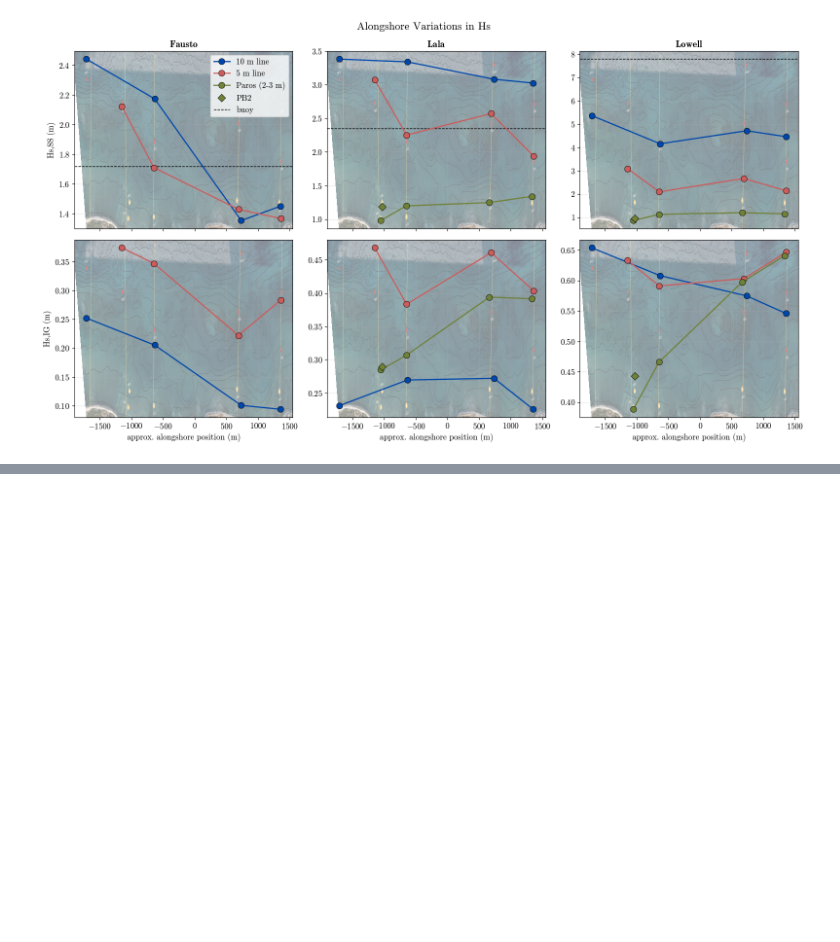
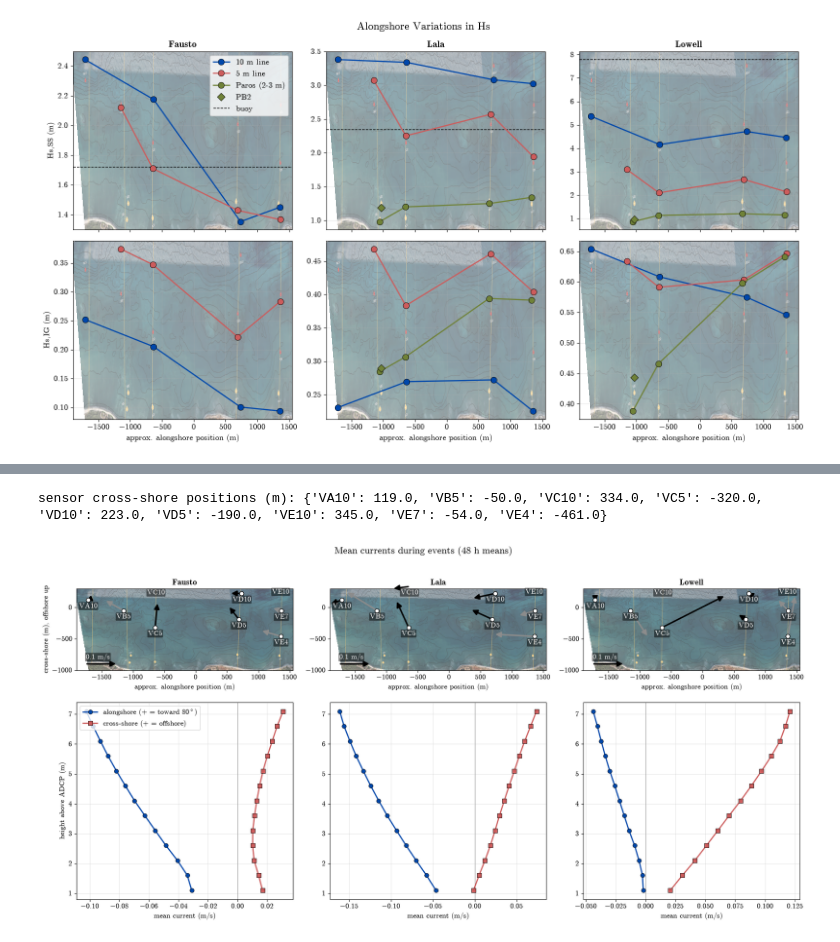
Before and after one commit to isidora-rojas/4EWA, a Jupyter notebook: processing/overview.ipynb, the cells around one changed output, grey strips where cells are left out. Saved outputs shown, nothing was run; the diff lists cells and outputs as text; code cells hidden in the pictures; blank space fills up the shorter version.

```diff
--- a/processing/overview.ipynb
+++ b/processing/overview.ipynb
@@ -231,0 +293,53 @@ Lowell  Paros (2-3 m)  max/min Hs,SS = 1.39
+# %%
+# ---- sensor-map background over the full sensor area, in the (alongshore, cross-shore) frame ----
+advs = ['VA10','VB5','VC10','VC5','VD10','VD5','VE10','VE7','VE4']
+gx8 = np.linspace(-1900, 1550, 900)
+gcs = np.array([np.dot(xy[s]-x0, cs) for s in advs])
+gc8 = np.linspace(-1000, 300, 450)
+GX8,GC8 = np.meshgrid(gx8,gc8)
+E8 = x0[0] + GX8*al[0] + GC8*cs[0]; N8 = x0[1] + GX8*al[1] + GC8*cs[1]
+pxy8 = np.einsum('ij,jkl->ikl', Minv, np.stack([E8-A[2,0], N8-A[2,1]]))
+warp8 = np.flipud(np.stack([map_coordinates(img[...,k], [pxy8[1],pxy8[0]], order=1, cval=np.nan) for k in range(3)], axis=-1))
+print('sensor cross-shore positions (m):', dict(zip(advs, np.round(gcs))))
+
+bulk = pd.read_csv(QCD+'adv_bulk512.csv', parse_dates=['time'])
+bulk['sp'] = np.hypot(bulk.u, bulk.v)
+bulk['E'] = bulk.sp*np.sin(np.radians(bulk.cur_dir)); bulk['N'] = bulk.sp*np.cos(np.radians(bulk.cur_dir))
+def adv_mean(s, t):
+    t = pd.Timestamp(t); b = bulk[(bulk.sensor==s)&(bulk.time>=t-pd.Timedelta(hours=24))&(bulk.time<=t+pd.Timedelta(hours=24))]
+    return b.E.mean(), b.N.mean()
+ad = xr.open_dataset(QCD+'ADCP_qc.nc')
+def adcp_mean(t):
+    t = pd.Timestamp(t); d = ad.isel(range=slice(0,13)).sel(time=slice(t-pd.Timedelta(hours=24), t+pd.Timedelta(hours=24)))
+    e = d.u_east.mean('time', skipna=True).values; n = d.v_north.mean('time', skipna=True).values
+    return e*al[0]+n*al[1], e*cs[0]+n*cs[1], d.range.values       # alongshore, cross-shore (offshore +)
+# %% [output]
+sensor cross-shore positions (m): {'VA10': 119.0, 'VB5': -50.0, 'VC10': 334.0, 'VC5': -320.0, 'VD10': 223.0, 'VD5': -190.0, 'VE10': 345.0, 'VE7': -54.0, 'VE4': -461.0}
+# %%
+fig, axs = plt.subplots(2, 3, figsize=(18,9), gridspec_kw=dict(height_ratios=[1,1.5]))
+SC = 5000.    # arrow length (m) per m/s
+for j,(name,tp) in enumerate(ev4.items()):
+    ax = axs[0,j]
+    ax.imshow(warp8, extent=[gx8[0],gx8[-1],gc8[0],gc8[-1]], aspect='equal', alpha=.7)
+    for s in advs:
+        e,n = adv_mean(s,tp); ua, uc = e*al[0]+n*al[1], e*cs[0]+n*cs[1]
+        xa, xc = xal.get(s) if s in xal else float(np.dot(xy[s]-x0, al)), float(np.dot(xy[s]-x0, cs))
+        col = '0.55' if s in loose else 'k'
+        ax.annotate('', xy=(xa+ua*SC, xc+uc*SC), xytext=(xa,xc), arrowprops=dict(arrowstyle='-|>', color=col, lw=2.5, mutation_scale=18), zorder=4)
+        ax.plot(xa, xc, 'o', color='w', mec='k', ms=7, zorder=5)
+        ax.text(xa, xc-45, s, ha='center', va='top', fontsize=12, color='w', zorder=6, bbox=dict(boxstyle='round,pad=0.1', fc='k', alpha=.5, lw=0))
+    ax.annotate('', xy=(-1750+0.1*SC,-900), xytext=(-1750,-900), arrowprops=dict(arrowstyle='-|>', color='k', lw=2.5, mutation_scale=18))
+    ax.text(-1750,-850,'0.1 m/s', fontsize=12, va='bottom', color='w', bbox=dict(boxstyle='round,pad=0.1', fc='k', alpha=.5, lw=0))
+    ax.set_title('$\\mathbf{'+name+'}$'); ax.set_xlabel('approx. alongshore position (m)')
+    if j==0: ax.set_ylabel('cross-shore (m), offshore up')
+    ax.set_xlim(gx8[0],gx8[-1]); ax.set_ylim(gc8[0],gc8[-1])
+    bx = axs[1,j]; ua_, uc_, z = adcp_mean(tp)
+    bx.axvline(0,color='0.6',lw=.8)
+    bx.plot(ua_, z, '-o', color='#0047AB', lw=2, ms=7, mec='k', mew=.6, label='alongshore (+ = toward 80$^\\circ$)')
+    bx.plot(uc_, z, '-s', color='indianred', lw=2, ms=7, mec='k', mew=.6, label='cross-shore (+ = offshore)')
+    bx.set_xlabel('mean current (m/s)'); bx.grid(alpha=.3)
+    if j==0: bx.set_ylabel('height above ADCP (m)'); bx.legend(fontsize=12, loc='upper left')
+fig.suptitle('Mean currents during events (48 h means)', fontsize=16); plt.tight_layout()
+plt.savefig('../figs/overview/fig8_currents.png',dpi=150)
+# %% [output]
+[figure, added]
```
Also changed, not shown: parts of 6 cells of this notebook, 3 other files.
